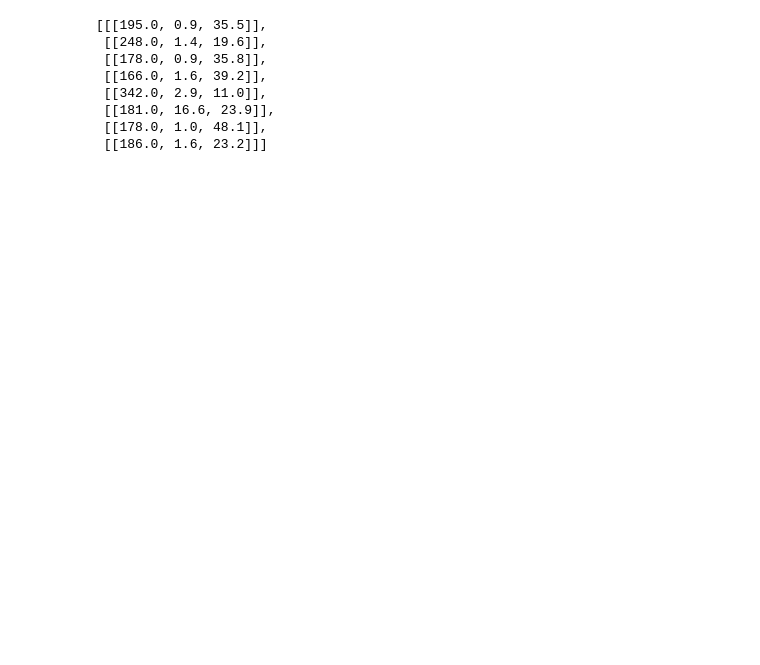
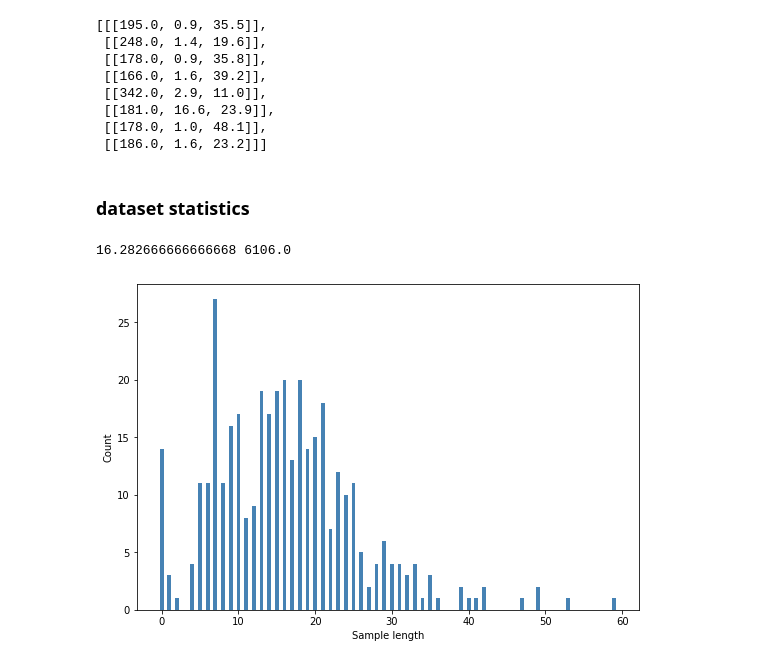
Before and after one commit to hsd1503/covid19_rnn, a Jupyter notebook: DataProcess.ipynb, the cells around one changed output. Cells and saved outputs as stored; diff of their text form; code cells hidden in the pictures; blank space fills up the shorter version.

```diff
--- a/DataProcess.ipynb
+++ b/DataProcess.ipynb
@@ -139,0 +194,29 @@ a[0]
+# %% [markdown]
+### dataset statistics
+# %%
+data_df = pd.read_excel('data/time_series_375_prerpocess.xlsx', encoding='gbk', index_col=[0])
+# %%
+# sample length count
+count=data_df.groupby(['PATIENT_ID'])['RE_DATE'].count().reset_index()
+sum_count=count.groupby(['RE_DATE']).count().reset_index()
+sample_length=sum_count['RE_DATE'].tolist()
+sample_length_count=sum_count['PATIENT_ID'].tolist()
+# %%
+# average length
+total=0.0
+counts=0.0
+for i in range(len(sample_length)):
+    total=total+sample_length[i]*sample_length_count[i]
+    counts=counts+sample_length_count[i]
+print(total/counts,total)
+# %% [output]
+16.282666666666668 6106.0
+# %%
+plt.figure(figsize=(9,6))
+plt.bar(sample_length,sample_length_count, width=0.5 , color='steelblue')
+plt.ylabel('Count')
+plt.xlabel('Sample length')
+plt.savefig('sample_length.jpg', dpi=300)
+plt.show()
+# %% [output]
+[figure, added]
```
Also changed, not shown: parts of 7 cells of this notebook.
